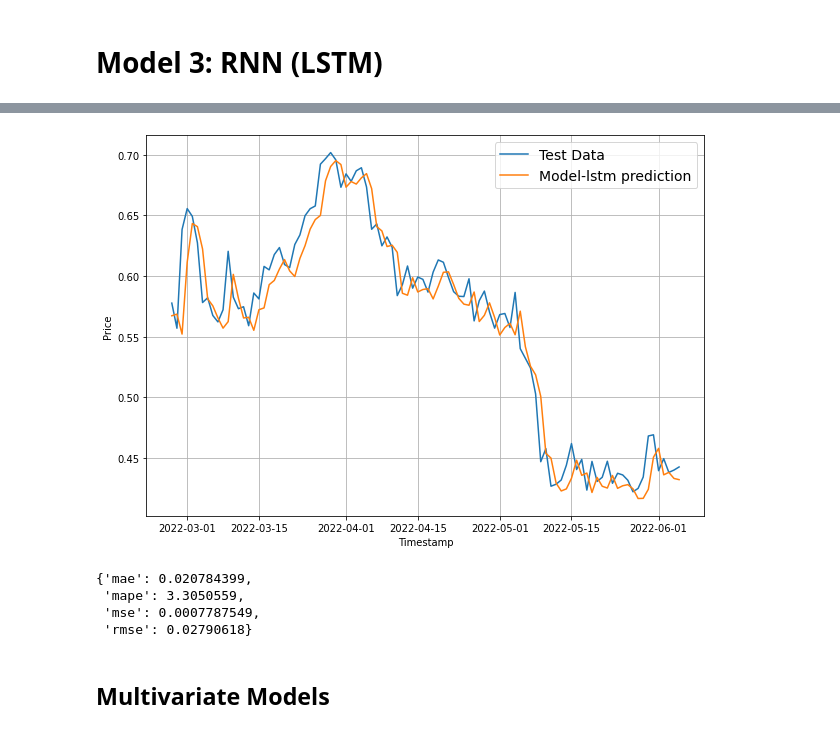
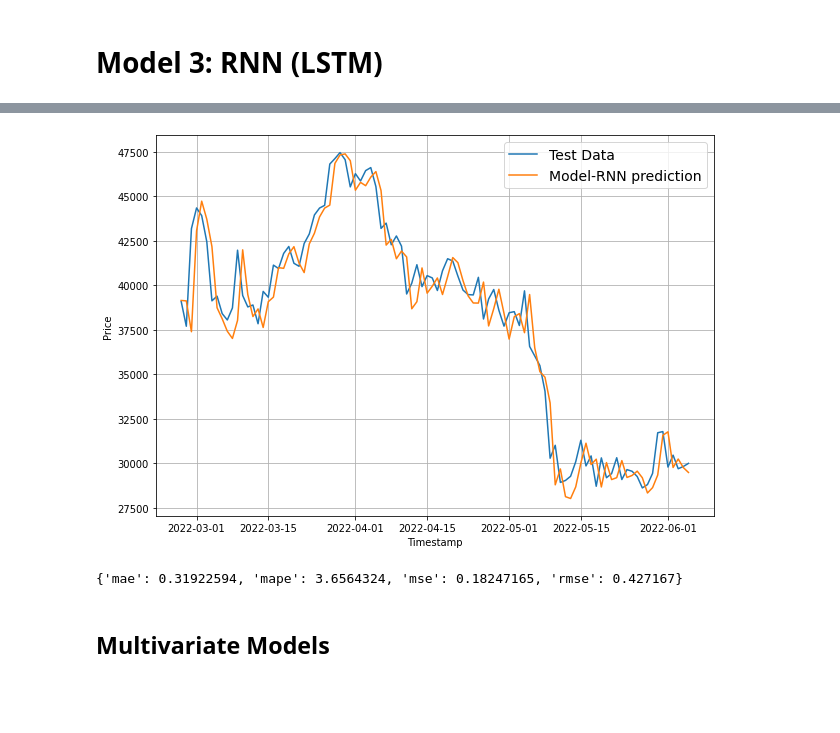
Before and after one commit to bibekyess/AI_practice, a Jupyter notebook: Killionaire.ipynb, the cells around one changed output, grey strips where cells are left out. Saved outputs shown, nothing was run; the diff lists cells and outputs as text; code cells hidden in the pictures; blank space fills up the shorter version.

```diff
--- a/Killionaire.ipynb
+++ b/Killionaire.ipynb
@@ -100,4 +137,8 @@ btc_df_original_uni.describe().transpose()
 # %%
+from sklearn.preprocessing import StandardScaler
+# For standardizing the data
+scaler_1 = StandardScaler()
+
 # Makes training, validation and test datasets
 timesteps = btc_df.index.to_numpy()
 prices = btc_df["Price"].to_numpy()
@@ -105,8 +146,10 @@ prices = btc_df["Price"].to_numpy()
 # 80% train, 20% test
 boundary1 = int(0.8 * len(timesteps))
 
-X_train, Y_train = timesteps[:boundary1], prices[:boundary1]
-X_test, Y_test = timesteps[boundary1:], prices[boundary1:]
+X_train, Y_train = timesteps[:boundary1], scaler_1.fit_transform(prices[:boundary1].reshape(-1,1))
+X_test, Y_test = timesteps[boundary1:], scaler_1.transform(prices[boundary1:].reshape(-1,1))
+Y_train = np.squeeze(Y_train, axis=1)
+Y_test = np.squeeze(Y_test, axis=1)
 
 len(X_train), len(X_test), len(Y_train), len(Y_test)
 # %% [output]
@@ -207,9 +267,9 @@ def make_windows(x, window_size=WINDOW_SIZE, horizon=HORIZON):
   80% train, 20% test
 """
 boundary1 = int(0.8 * len(timesteps))
-prices_train = prices[:boundary1]
+prices_train = Y_train
 
-prices_test = prices[boundary1:]
+prices_test = Y_test
 
 len(prices_train), len(prices_test)
 # %% [output]
@@ -573,7 +683,7 @@ tf.random.set_seed(42)
 inputs=layers.Input(shape=WINDOW_SIZE)
 x = layers.Lambda(lambda x: tf.expand_dims(x, axis=1))(inputs)
 # x = layers.LSTM(128, return_sequences=True)(x) # to create more than 1 hidden layer
-x = layers.Bidirectional(layers.LSTM(128, activation="relu"))(x)
+x = layers.Bidirectional(layers.LSTM(512, activation="relu"))(x)
 # x = layers.LSTM(128, activation="relu")(x)
 x = layers.Dense(32, activation="relu")(x)
 output = layers.Dense(HORIZON)(x)
@@ -622,18 +732,15 @@ model_3_preds = make_prediction(model_3, test_windows)
 # %%
 offset=len(test_windows)-100
 plt.figure(figsize=(10,7))
-plot_time_series(timesteps=X_test[-len(test_windows):], values=test_labels[:,0], format="-", start=offset, label="Test Data")
-plot_time_series(timesteps=X_test[-len(test_windows):], values=model_3_preds, format="-", start=offset, label="Model-lstm prediction")
+plot_time_series(timesteps=X_test[-len(test_windows):], values=scaler_1.inverse_transform(test_labels[:, 0].reshape(-1,1)), start=offset, label='Test Data', format="-")
+plot_time_series(timesteps=X_test[-len(test_windows):], values=scaler_1.inverse_transform(model_3_preds.numpy().reshape(-1,1)), start=offset, label="Model-RNN prediction", format='-')
 # %% [output]
-[figure, old version]
+[figure, new version]
 # %%
 model_3_results = evaluate_preds(y_true=tf.squeeze(test_labels), y_pred=model_3_preds)
 model_3_results
 # %% [output]
-{'mae': 0.020784399,
- 'mape': 3.3050559,
- 'mse': 0.0007787549,
- 'rmse': 0.02790618}
+{'mae': 0.31922594, 'mape': 3.6564324, 'mse': 0.18247165, 'rmse': 0.427167}
 # %% [markdown]
 ## Multivariate Models
 # %%
```
Also changed, not shown: parts of 61 cells of this notebook.
